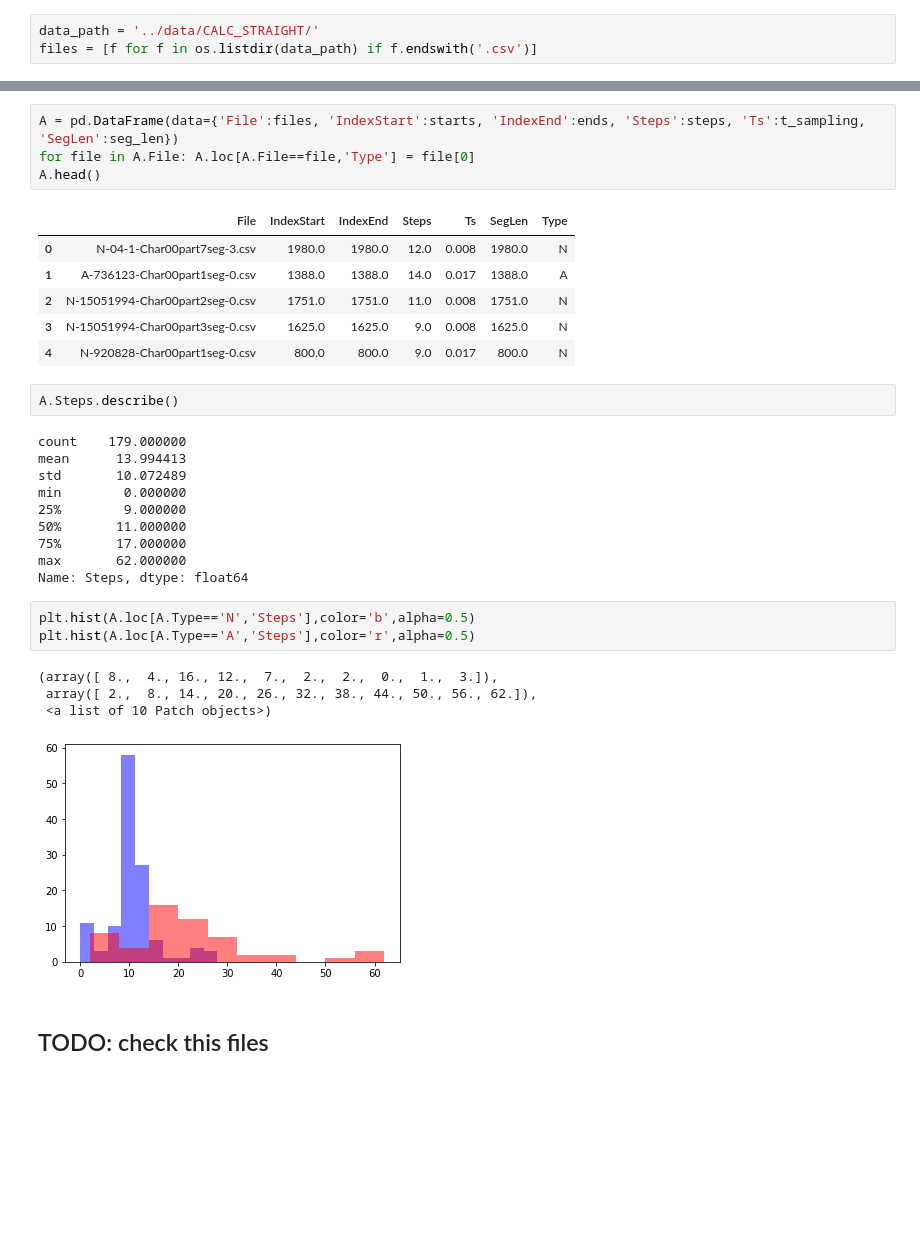
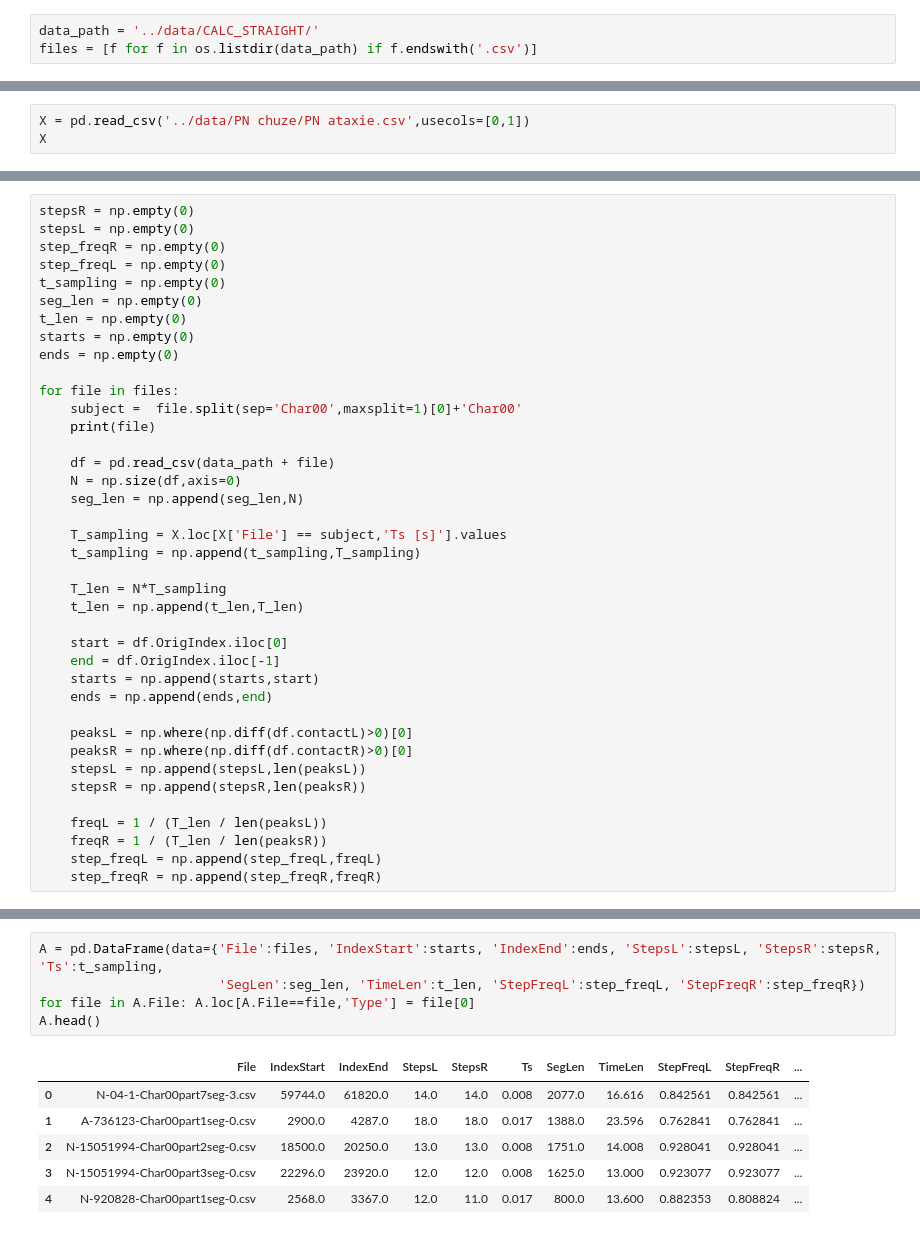
Before and after one commit to onachija/PN, a Jupyter notebook: notebooks/straight_two_steps.ipynb, the cells around one changed output, grey strips where cells are left out. Drawn from its saved outputs; the diff is of its cells as text; blank space fills up the shorter version.

```diff
--- a/notebooks/straight_two_steps.ipynb
+++ b/notebooks/straight_two_steps.ipynb
@@ -109,0 +15,3 @@ A-681001-Char00part1seg-0.csv
+# %%
+X = pd.read_csv('../data/PN chuze/PN ataxie.csv',usecols=[0,1])
+X
@@ -109,0 +36,39 @@ A-681001-Char00part1seg-0.csv
+# %%
+stepsR = np.empty(0)
+stepsL = np.empty(0)
+step_freqR = np.empty(0)
+step_freqL = np.empty(0)
+t_sampling = np.empty(0)
+seg_len = np.empty(0)
+t_len = np.empty(0)
+starts = np.empty(0)
+ends = np.empty(0)
+
+for file in files:
+    subject =  file.split(sep='Char00',maxsplit=1)[0]+'Char00'
+    print(file)
+
+    df = pd.read_csv(data_path + file)
+    N = np.size(df,axis=0)
+    seg_len = np.append(seg_len,N)
+
+    T_sampling = X.loc[X['File'] == subject,'Ts [s]'].values
+    t_sampling = np.append(t_sampling,T_sampling)
+
+    T_len = N*T_sampling
+    t_len = np.append(t_len,T_len)
+
+    start = df.OrigIndex.iloc[0]
+    end = df.OrigIndex.iloc[-1]
+    starts = np.append(starts,start)
+    ends = np.append(ends,end)
+
+    peaksL = np.where(np.diff(df.contactL)>0)[0]
+    peaksR = np.where(np.diff(df.contactR)>0)[0]
+    stepsL = np.append(stepsL,len(peaksL))
+    stepsR = np.append(stepsR,len(peaksR))
+
+    freqL = 1 / (T_len / len(peaksL))
+    freqR = 1 / (T_len / len(peaksR))
+    step_freqL = np.append(step_freqL,freqL)
+    step_freqR = np.append(step_freqR,freqR)
@@ -110,33 +93,12 @@ A-681001-Char00part1seg-0.csv
 # %%
-A = pd.DataFrame(data={'File':files, 'IndexStart':starts, 'IndexEnd':ends, 'Steps':steps, 'Ts':t_sampling, 'SegLen':seg_len})
+A = pd.DataFrame(data={'File':files, 'IndexStart':starts, 'IndexEnd':ends, 'StepsL':stepsL, 'StepsR':stepsR, 'Ts':t_sampling,
+                       'SegLen':seg_len, 'TimeLen':t_len, 'StepFreqL':step_freqL, 'StepFreqR':step_freqR})
 for file in A.File: A.loc[A.File==file,'Type'] = file[0]
 A.head()
 # %% [output]
-|  | File | IndexStart | IndexEnd | Steps | Ts | SegLen | Type |
-| 0 | N-04-1-Char00part7seg-3.csv | 1980.0 | 1980.0 | 12.0 | 0.008 | 1980.0 | N |
-| 1 | A-736123-Char00part1seg-0.csv | 1388.0 | 1388.0 | 14.0 | 0.017 | 1388.0 | A |
-| 2 | N-15051994-Char00part2seg-0.csv | 1751.0 | 1751.0 | 11.0 | 0.008 | 1751.0 | N |
-| 3 | N-15051994-Char00part3seg-0.csv | 1625.0 | 1625.0 | 9.0 | 0.008 | 1625.0 | N |
-| 4 | N-920828-Char00part1seg-0.csv | 800.0 | 800.0 | 9.0 | 0.017 | 800.0 | N |
+|  | File | IndexStart | IndexEnd | StepsL | StepsR | Ts | SegLen | TimeLen | StepFreqL | StepFreqR | ... |
+| 0 | N-04-1-Char00part7seg-3.csv | 59744.0 | 61820.0 | 14.0 | 14.0 | 0.008 | 2077.0 | 16.616 | 0.842561 | 0.842561 | ... |
+| 1 | A-736123-Char00part1seg-0.csv | 2900.0 | 4287.0 | 18.0 | 18.0 | 0.017 | 1388.0 | 23.596 | 0.762841 | 0.762841 | ... |
+| 2 | N-15051994-Char00part2seg-0.csv | 18500.0 | 20250.0 | 13.0 | 13.0 | 0.008 | 1751.0 | 14.008 | 0.928041 | 0.928041 | ... |
+| 3 | N-15051994-Char00part3seg-0.csv | 22296.0 | 23920.0 | 12.0 | 12.0 | 0.008 | 1625.0 | 13.000 | 0.923077 | 0.923077 | ... |
+| 4 | N-920828-Char00part1seg-0.csv | 2568.0 | 3367.0 | 12.0 | 11.0 | 0.017 | 800.0 | 13.600 | 0.882353 | 0.808824 | ... |
-# %%
-A.Steps.describe()
-# %% [output]
-count    179.000000
-mean      13.994413
-std       10.072489
-min        0.000000
-25%        9.000000
-50%       11.000000
-75%       17.000000
-max       62.000000
-Name: Steps, dtype: float64
-# %%
-plt.hist(A.loc[A.Type=='N','Steps'],color='b',alpha=0.5)
-plt.hist(A.loc[A.Type=='A','Steps'],color='r',alpha=0.5)
-# %% [output]
-(array([ 8.,  4., 16., 12.,  7.,  2.,  2.,  0.,  1.,  3.]),
- array([ 2.,  8., 14., 20., 26., 32., 38., 44., 50., 56., 62.]),
- <a list of 10 Patch objects>)
-[figure, removed]
-# %% [markdown]
-## TODO: check this files
```
Also changed, not shown: parts of 8 cells of this notebook, 5 other files.
